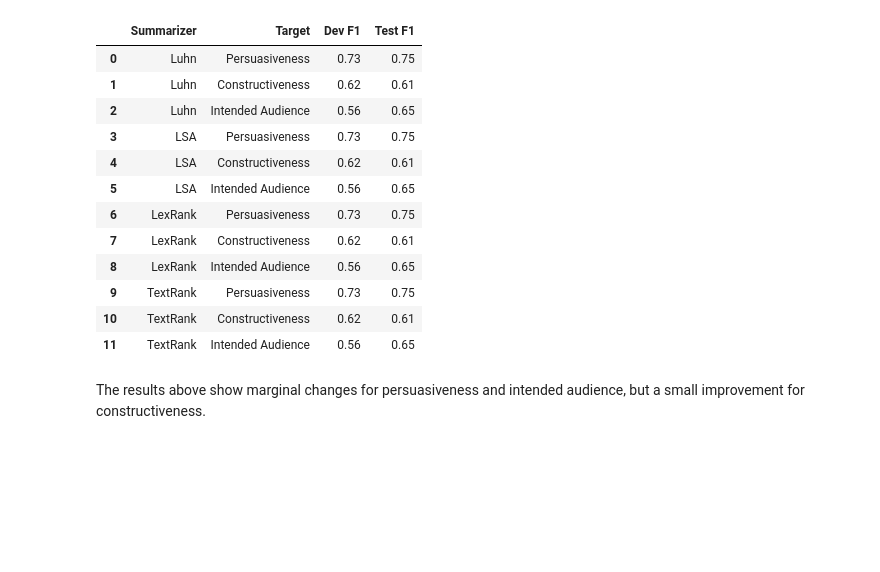
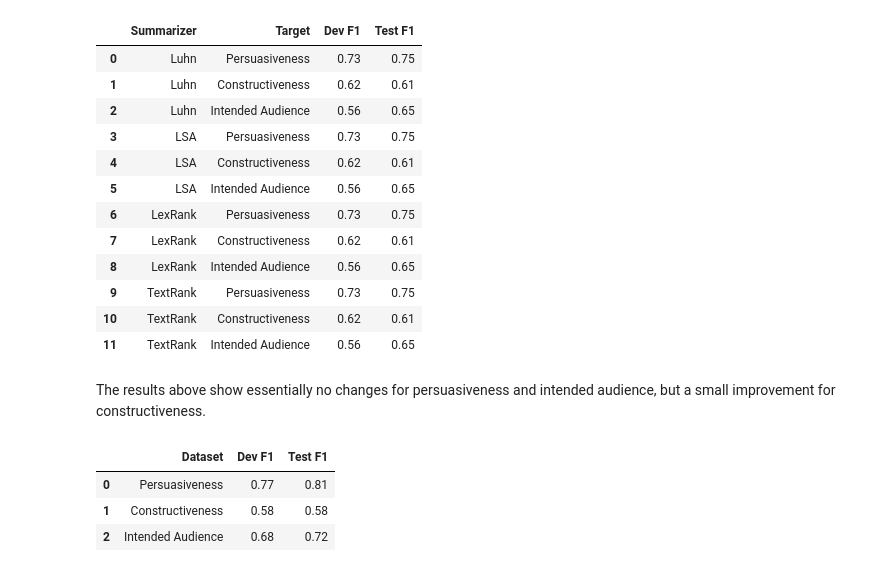
Before and after one commit to arrpee/csci-544-project, a Jupyter notebook: yahoo.ipynb, the cells around one changed output. Saved outputs shown, nothing was run; the diff lists cells and outputs as text; code cells hidden in the pictures; blank space fills up the shorter version.

```diff
--- a/yahoo.ipynb
+++ b/yahoo.ipynb
@@ -402,4 +402,4 @@ baseline_scores.round(2)
 | 10 | TextRank | Constructiveness | 0.62 | 0.61 |
 | 11 | TextRank | Intended Audience | 0.56 | 0.65 |
 # %% [markdown]
-The results above show marginal changes for persuasiveness and intended audience, but a small improvement for constructiveness.
+The results above show essentially no changes for persuasiveness and intended audience, but a small improvement for constructiveness.
@@ -405,0 +417,47 @@ The results above show marginal changes for persuasiveness and intended audience
+# %%
+
+
+baseline_scores = pd.DataFrame(columns=["Dataset", "Dev F1", "Test F1"])
+
+
+for target_col, display_name in [
+    ("persuasiveness", "Persuasiveness"),
+    ("constructiveclass", "Constructiveness"),
+    ("intendedaudience", "Intended Audience"),
+]:
+    train_X = train_sentence_embeddings['Base'].copy()
+    dev_X = dev_entence_embeddings['Base'].copy()
+    test_X = test_sentence_embeddings['Base'].copy()
+
+    train_y = train_df[target_col]
+    dev_y = dev_df[target_col]
+    test_y = test_df[target_col]
+
+    train_X = train_X[train_y.notna()]
+    train_y = train_y[train_y.notna()]
+
+    dev_X = dev_X[dev_y.notna()]
+    dev_y = dev_y[dev_y.notna()]
+
+    test_X = test_X[test_y.notna()]
+    test_y = test_y[test_y.notna()]
+
+    clf = LogisticRegression(max_iter=10000)
+    clf.fit(train_X, train_y)
+
+    pred_dev_y = clf.predict(dev_X)
+    pred_test_y = clf.predict(test_X)
+
+    baseline_scores.loc[len(baseline_scores.index)] = [
+        display_name,
+        f1_score(dev_y, pred_dev_y, average="weighted"),
+        f1_score(test_y, pred_test_y, average="weighted"),
+    ]
+
+
+baseline_scores.round(2)
+# %% [output]
+|  | Dataset | Dev F1 | Test F1 |
+| 0 | Persuasiveness | 0.77 | 0.81 |
+| 1 | Constructiveness | 0.58 | 0.58 |
+| 2 | Intended Audience | 0.68 | 0.72 |
```
Also changed, not shown: parts of 3 cells of this notebook.
